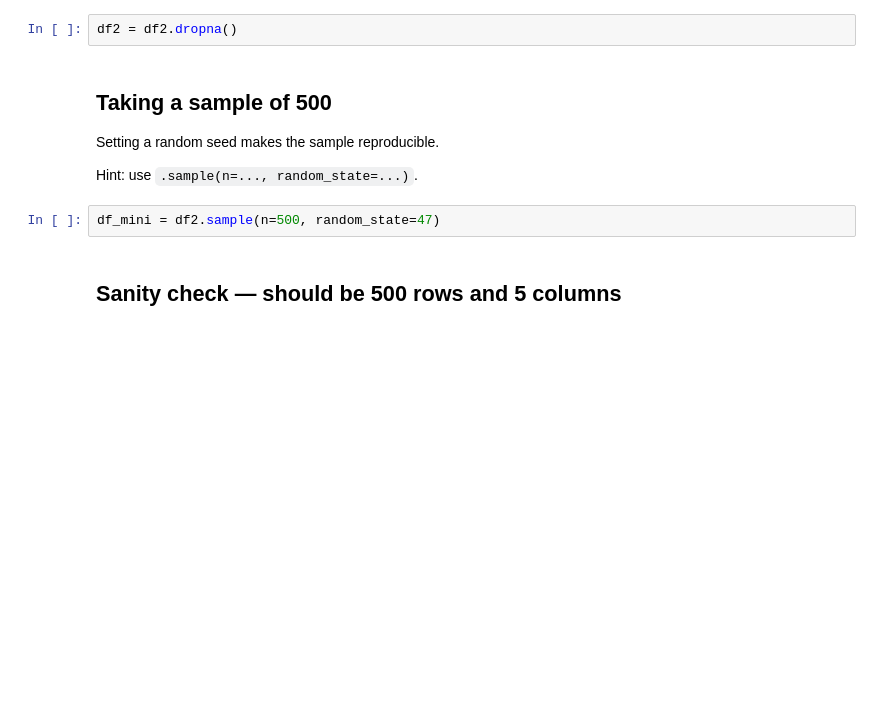
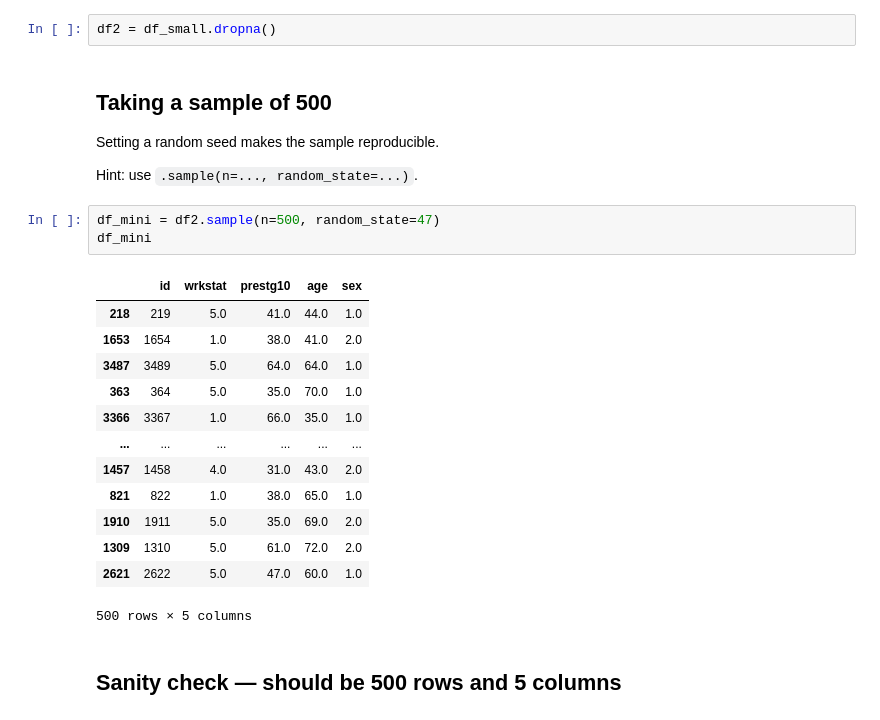
Before and after one commit to Zhao-Yihan123/hs4002labs_2026, a Jupyter notebook: week2/week2_notebook_student.ipynb, the cells around one changed output. Saved outputs shown, nothing was run; the diff lists cells and outputs as text; blank space fills up the shorter version.

```diff
--- a/week2/week2_notebook_student.ipynb
+++ b/week2/week2_notebook_student.ipynb
@@ -109,7 +220,7 @@ print(df2.isna().sum())
 
 Hint: use `.dropna()`.
 # %%
-df2 = df2.dropna()
+df2 = df_small.dropna()
 # %% [markdown]
 ## Taking a sample of 500
 
@@ -118,6 +229,21 @@ Setting a random seed makes the sample reproducible.
 Hint: use `.sample(n=..., random_state=...)`.
 # %%
 df_mini = df2.sample(n=500, random_state=47)
+df_mini
+# %% [output]
+|  | id | wrkstat | prestg10 | age | sex |
+| 218 | 219 | 5.0 | 41.0 | 44.0 | 1.0 |
+| 1653 | 1654 | 1.0 | 38.0 | 41.0 | 2.0 |
+| 3487 | 3489 | 5.0 | 64.0 | 64.0 | 1.0 |
+| 363 | 364 | 5.0 | 35.0 | 70.0 | 1.0 |
+| 3366 | 3367 | 1.0 | 66.0 | 35.0 | 1.0 |
+| ... | ... | ... | ... | ... | ... |
+| 1457 | 1458 | 4.0 | 31.0 | 43.0 | 2.0 |
+| 821 | 822 | 1.0 | 38.0 | 65.0 | 1.0 |
+| 1910 | 1911 | 5.0 | 35.0 | 69.0 | 2.0 |
+| 1309 | 1310 | 5.0 | 61.0 | 72.0 | 2.0 |
+| 2621 | 2622 | 5.0 | 47.0 | 60.0 | 1.0 |
+500 rows × 5 columns
 # %% [markdown]
 ## Sanity check — should be 500 rows and 5 columns
 # %%
```
Also changed, not shown: parts of 26 cells of this notebook.
